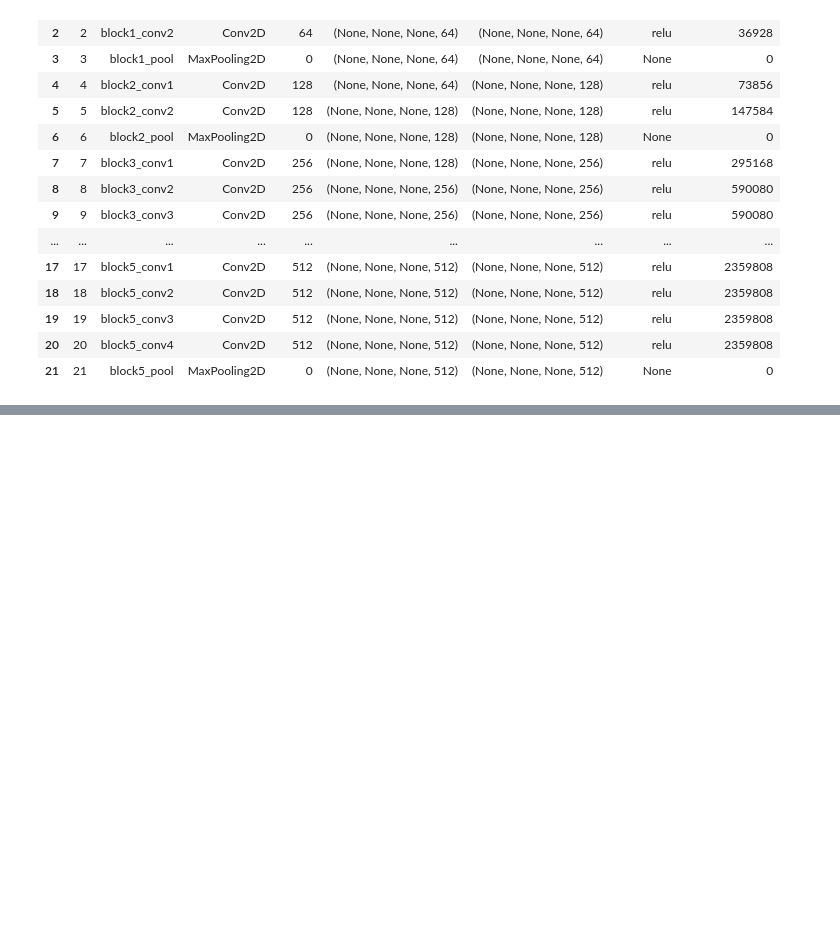
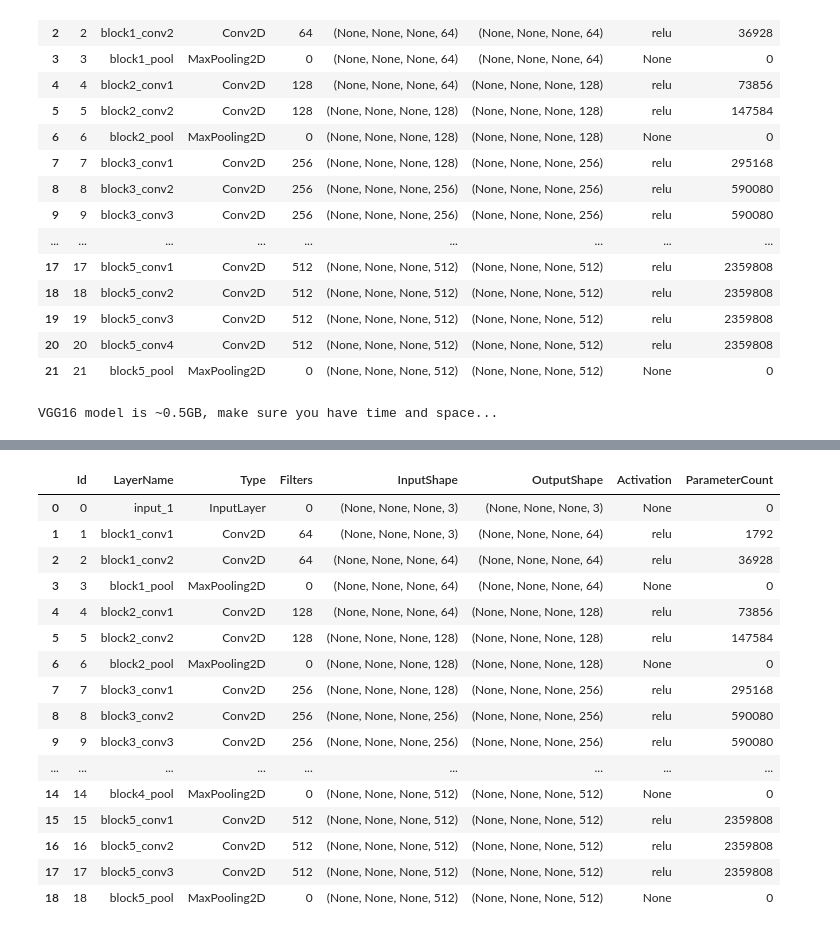
Before and after one commit to Avkash/deeputil, a Jupyter notebook: examples/notebooks/Prebuilt_VGG16_VGG19_Models.ipynb, the cells around one changed output, grey strips where cells are left out. Saved outputs shown, nothing was run; the diff lists cells and outputs as text; code cells hidden in the pictures; blank space fills up the shorter version.

```diff
--- a/examples/notebooks/Prebuilt_VGG16_VGG19_Models.ipynb
+++ b/examples/notebooks/Prebuilt_VGG16_VGG19_Models.ipynb
@@ -92,3 +96,12 @@ Total 22 layers details are collected.
 assert isinstance(vgg19_model_noTop, keras.engine.training.Model)
 assert isinstance(vgg19_model, keras.engine.training.Model)
 assert isinstance(vgg16_model, keras.engine.training.Model)
+# %%
+# Note: After setting include_top=False as below, we don't include any of the fully connected layers.
+
+vgg16_model_notop = ModelsMaster.get_vgg16_model(include_top=False)
+# %% [output]
+VGG16 model is ~0.5GB, make sure you have time and space...
+# %%
+KerasModelHelper.get_model_layers_details_all(vgg16_model_notop)
+# %% [output]
@@ -94,0 +110,17 @@ assert isinstance(vgg16_model, keras.engine.training.Model)
+|  | Id | LayerName | Type | Filters | InputShape | OutputShape | Activation | ParameterCount |
+| 0 | 0 | input_1 | InputLayer | 0 | (None, None, None, 3) | (None, None, None, 3) | None | 0 |
+| 1 | 1 | block1_conv1 | Conv2D | 64 | (None, None, None, 3) | (None, None, None, 64) | relu | 1792 |
+| 2 | 2 | block1_conv2 | Conv2D | 64 | (None, None, None, 64) | (None, None, None, 64) | relu | 36928 |
+| 3 | 3 | block1_pool | MaxPooling2D | 0 | (None, None, None, 64) | (None, None, None, 64) | None | 0 |
+| 4 | 4 | block2_conv1 | Conv2D | 128 | (None, None, None, 64) | (None, None, None, 128) | relu | 73856 |
+| 5 | 5 | block2_conv2 | Conv2D | 128 | (None, None, None, 128) | (None, None, None, 128) | relu | 147584 |
+| 6 | 6 | block2_pool | MaxPooling2D | 0 | (None, None, None, 128) | (None, None, None, 128) | None | 0 |
+| 7 | 7 | block3_conv1 | Conv2D | 256 | (None, None, None, 128) | (None, None, None, 256) | relu | 295168 |
+| 8 | 8 | block3_conv2 | Conv2D | 256 | (None, None, None, 256) | (None, None, None, 256) | relu | 590080 |
+| 9 | 9 | block3_conv3 | Conv2D | 256 | (None, None, None, 256) | (None, None, None, 256) | relu | 590080 |
+| ... | ... | ... | ... | ... | ... | ... | ... | ... |
+| 14 | 14 | block4_pool | MaxPooling2D | 0 | (None, None, None, 512) | (None, None, None, 512) | None | 0 |
+| 15 | 15 | block5_conv1 | Conv2D | 512 | (None, None, None, 512) | (None, None, None, 512) | relu | 2359808 |
+| 16 | 16 | block5_conv2 | Conv2D | 512 | (None, None, None, 512) | (None, None, None, 512) | relu | 2359808 |
+| 17 | 17 | block5_conv3 | Conv2D | 512 | (None, None, None, 512) | (None, None, None, 512) | relu | 2359808 |
+| 18 | 18 | block5_pool | MaxPooling2D | 0 | (None, None, None, 512) | (None, None, None, 512) | None | 0 |
```
Also changed, not shown: parts of 4 cells of this notebook, 7 other files.
